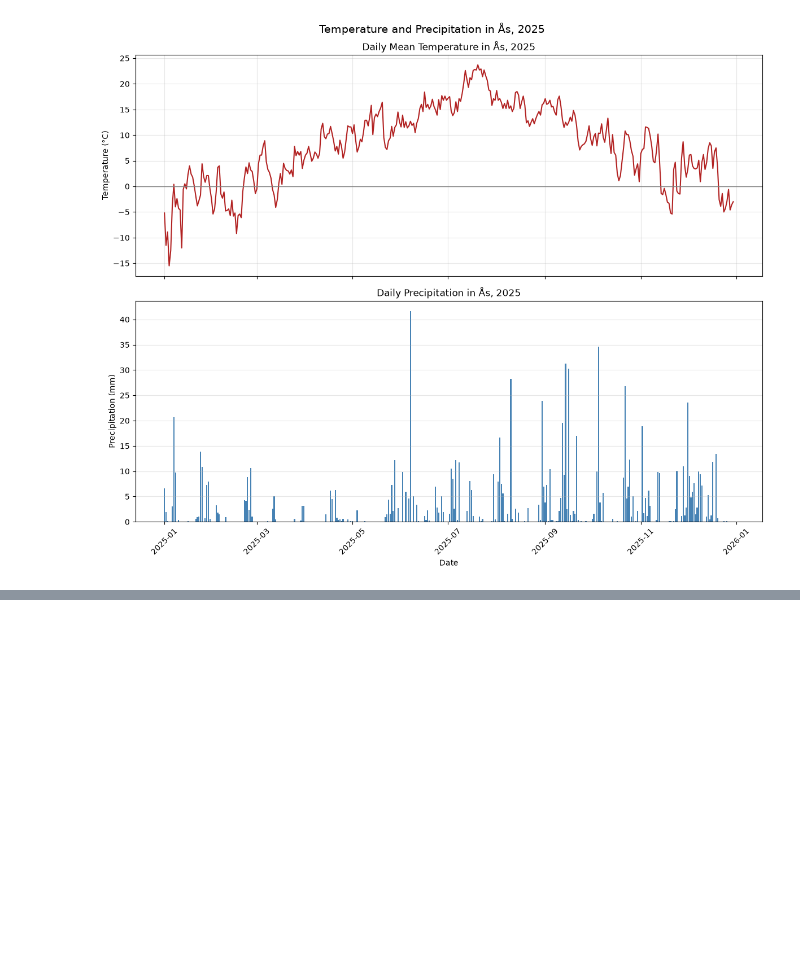
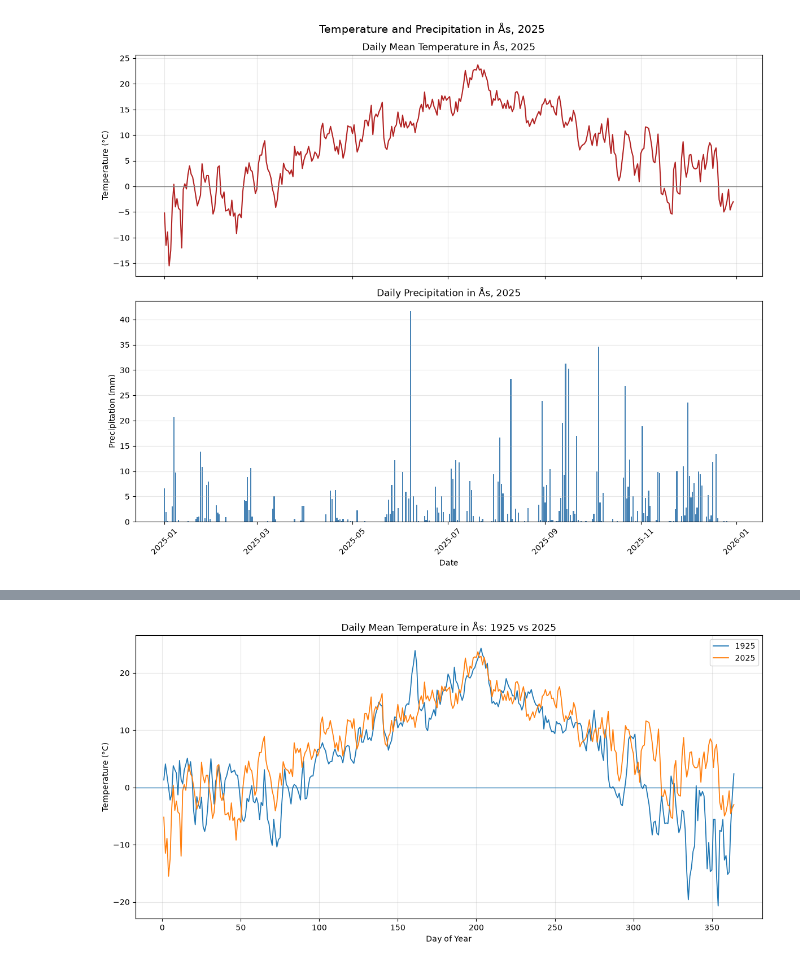
Before and after one commit to simatabatabaei-coder/INF201-deliverable-1, a Jupyter notebook: deliverable_1.ipynb, the cells around one changed output, grey strips where cells are left out. Saved outputs shown, nothing was run; the diff lists cells and outputs as text; code cells hidden in the pictures; blank space fills up the shorter version.

Commit message:
task3-Historical temperature data

```diff
--- a/deliverable_1.ipynb
+++ b/deliverable_1.ipynb
@@ -361,0 +444,16 @@ plt.show()
+# %%
+# Convert the historical temperature records to a pandas DataFrame
+historical_temperature_df = pd.DataFrame(historical_temperature_records)
+
+# Sort the data by date
+historical_temperature_df = (
+    historical_temperature_df
+    .sort_values("date")
+    .reset_index(drop=True)
+)
+
+# Display the first rows
+print(historical_temperature_df.head())
+
+# Display the number of rows and columns
+print("\nDataFrame shape:", historical_temperature_df.shape)
@@ -361,0 +521,45 @@ plt.show()
+# %%
+# Create a day-of-year column for both datasets
+historical_temperature_df["day_of_year"] = (
+    historical_temperature_df["date"].dt.dayofyear
+)
+
+temperature_df["day_of_year"] = (
+    temperature_df["date"].dt.dayofyear
+)
+
+# Plot both years on the same day-of-year axis
+plt.figure(figsize=(12, 6))
+
+plt.plot(
+    historical_temperature_df["day_of_year"],
+    historical_temperature_df["temperature"],
+    label="1925",
+    linewidth=1.3
+)
+
+plt.plot(
+    temperature_df["day_of_year"],
+    temperature_df["temperature"],
+    label="2025",
+    linewidth=1.3
+)
+
+# Add title and axis labels
+plt.title("Daily Mean Temperature in Ås: 1925 vs 2025")
+plt.xlabel("Day of Year")
+plt.ylabel("Temperature (°C)")
+
+# Add reference line and legend
+plt.axhline(0, linewidth=1)
+plt.legend()
+
+# Add grid
+plt.grid(alpha=0.3)
+
+# Adjust layout
+plt.tight_layout()
+
+plt.show()
+# %% [output]
+[figure, added]
```
Also changed, not shown: parts of 8 cells of this notebook.
